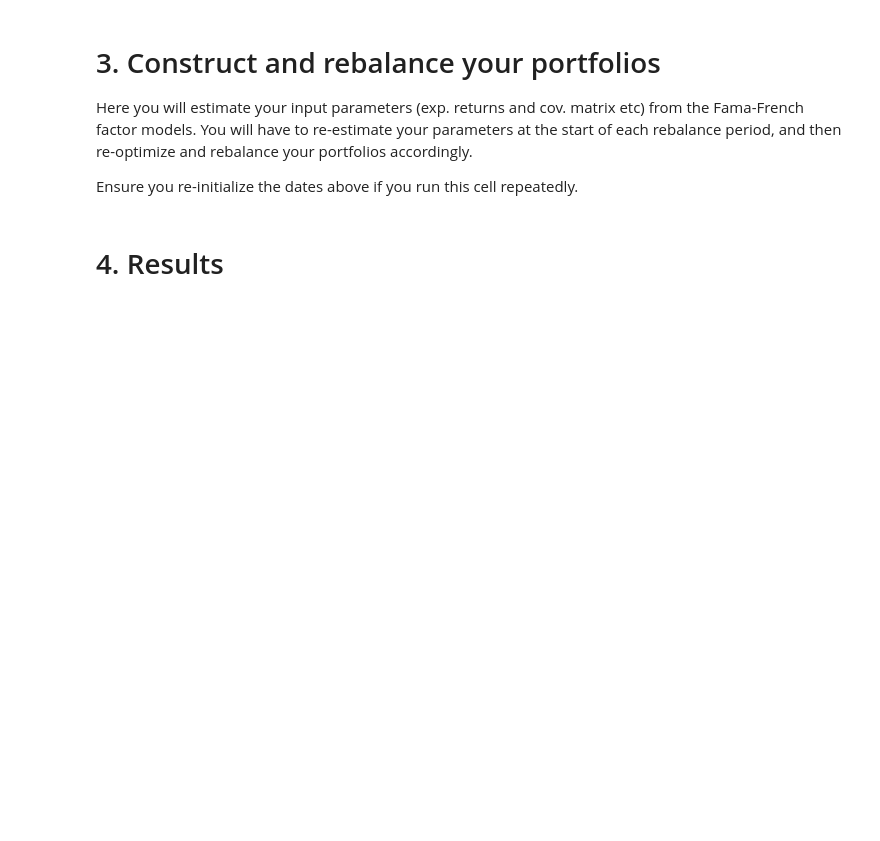
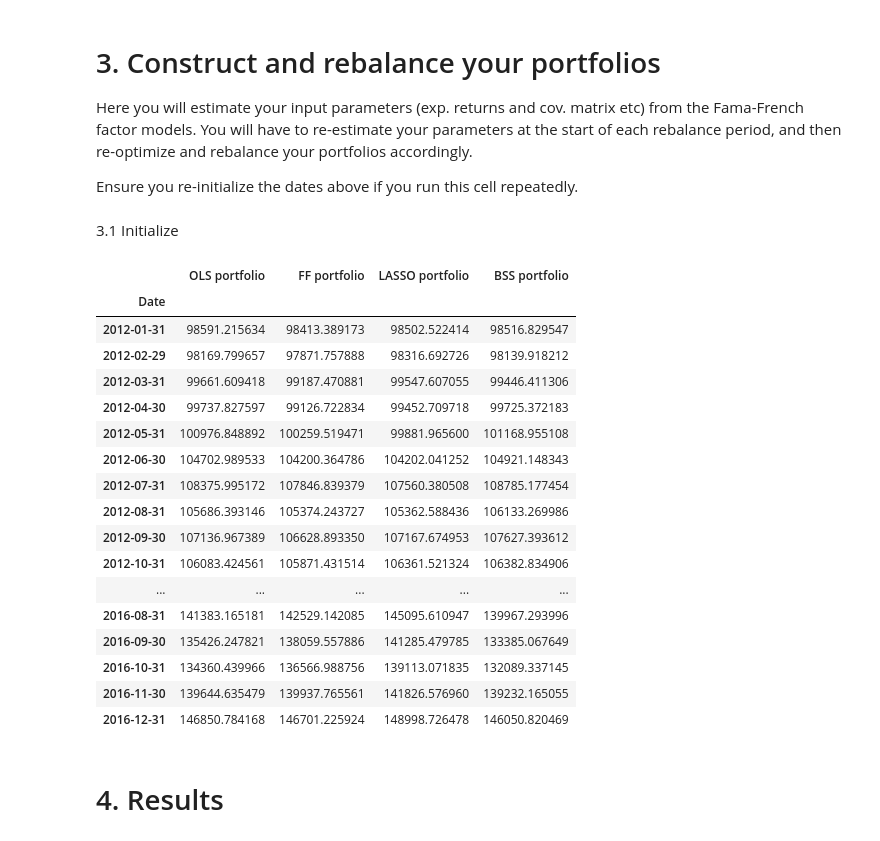
Before and after one commit to HZjl829/Portfolio-Optimization-and-Factor-Investing, a Jupyter notebook: MMF1921_Project_1_Main.ipynb, the cells around one changed output. Cells and saved outputs as stored; diff of their text form; code cells hidden in the pictures; blank space fills up the shorter version.

```diff
--- a/MMF1921_Project_1_Main.ipynb
+++ b/MMF1921_Project_1_Main.ipynb
@@ -113,0 +365,5 @@ tags = ['OLS portfolio', 'FF portfolio', 'LASSO portfolio', 'BSS portfolio']
+# %%
+# save the best lambda for each period in a list
+best_lambda = best_lambda_per_period.values.tolist()
+
+best_lambda
@@ -118,3 +376,5 @@ Here you will estimate your input parameters (exp. returns and cov. matrix etc)
 You will have to re-estimate your parameters at the start of each rebalance period, and then re-optimize and rebalance your portfolios accordingly.
 
 Ensure you re-initialize the dates above if you run this cell repeatedly.
+# %% [markdown]
+ 3.1 Initialize
@@ -142,15 +425,29 @@ portfValue = {i:[] for i in range(NoModels)}
 
 #--------------------------------------------------------------------------
 # Set the value of lambda and K for the LASSO and BSS models, respectively
+# We are using a different lambda\K for each period, so we need to set it up
 #--------------------------------------------------------------------------
-# lambda_ =
-# K    =
+
+
+lambda_list = best_lambda
+K_list    = K_max
+
+
+# storage for average adj-R2
+adjR2 = {i: np.zeros(NoPeriods) for i in range(NoModels)}
+
 
 for t in range(NoPeriods):
+
+    # pull the correct λ and K for this period
+    lambda_ = lambda_list[t]
+    K = K_list[t]
+
+
     # Subset the returns and factor returns corresponding to the current calibration period.
     periodReturns = returns[(calStart <= returns.index)&(returns.index <= calEnd)]
     periodFactRet = factorRet[(calStart <= factorRet.index) &(factorRet.index <= calEnd)]
-
+    # print(periodFactRet.columns)
     current_price_idx = (calEnd - pd.offsets.DateOffset(days = 7) <= adjClose.index)&(adjClose.index <= calEnd)
     currentPrices = adjClose[current_price_idx]
 
@@ -175,8 +472,9 @@ for t in range(NoPeriods):
     # Note: You need to write the code for the 4 factor model functions.
     for i in range(NoModels):
 
-        mu[i], Q[i] = FMList[i](periodReturns, periodFactRet, lambda_, K)
+        mu[i], Q[i], adj_R2  = FMList[i](periodReturns, periodFactRet, lambda_, K)
 
+        adjR2[i][t] = adj_R2.mean()
     # Optimize your portfolios to get the weights 'x'
     # Note: You need to write the code for MVO with no short sales
     for i in range(NoModels):
@@ -210,6 +508,35 @@ for i in range(NoModels):
 # Overwrite into a dataframe
 portfValue = pd.DataFrame([portfValue[i].values.squeeze() for i in range(NoModels)],
                           index = tags, columns = portfValue[0].index).T
+
+
+# ------------------------------------------------------------------------
+# AFTER the loop: build final DataFrame of average adj-R2
+# ------------------------------------------------------------------------
+# use your tags or simply model indices as column names
+adjR2_df = pd.DataFrame(adjR2, index=[f"Period_{t}" for t in range(NoPeriods)])
+adjR2_df.columns = tags
+# %%
+portfValue
+# %% [output]
+|  | OLS portfolio | FF portfolio | LASSO portfolio | BSS portfolio |
+| Date |  |  |  |  |
+| 2012-01-31 | 98591.215634 | 98413.389173 | 98502.522414 | 98516.829547 |
+| 2012-02-29 | 98169.799657 | 97871.757888 | 98316.692726 | 98139.918212 |
+| 2012-03-31 | 99661.609418 | 99187.470881 | 99547.607055 | 99446.411306 |
+| 2012-04-30 | 99737.827597 | 99126.722834 | 99452.709718 | 99725.372183 |
+| 2012-05-31 | 100976.848892 | 100259.519471 | 99881.965600 | 101168.955108 |
+| 2012-06-30 | 104702.989533 | 104200.364786 | 104202.041252 | 104921.148343 |
+| 2012-07-31 | 108375.995172 | 107846.839379 | 107560.380508 | 108785.177454 |
+| 2012-08-31 | 105686.393146 | 105374.243727 | 105362.588436 | 106133.269986 |
+| 2012-09-30 | 107136.967389 | 106628.893350 | 107167.674953 | 107627.393612 |
+| 2012-10-31 | 106083.424561 | 105871.431514 | 106361.521324 | 106382.834906 |
+| ... | ... | ... | ... | ... |
+| 2016-08-31 | 141383.165181 | 142529.142085 | 145095.610947 | 139967.293996 |
+| 2016-09-30 | 135426.247821 | 138059.557886 | 141285.479785 | 133385.067649 |
+| 2016-10-31 | 134360.439966 | 136566.988756 | 139113.071835 | 132089.337145 |
+| 2016-11-30 | 139644.635479 | 139937.765561 | 141826.576960 | 139232.165055 |
+| 2016-12-31 | 146850.784168 | 146701.225924 | 148998.726478 | 146050.820469 |
 # %% [markdown]
 # 4. Results
 # %%
```
Also changed, not shown: parts of 14 cells of this notebook, 6 other files.
